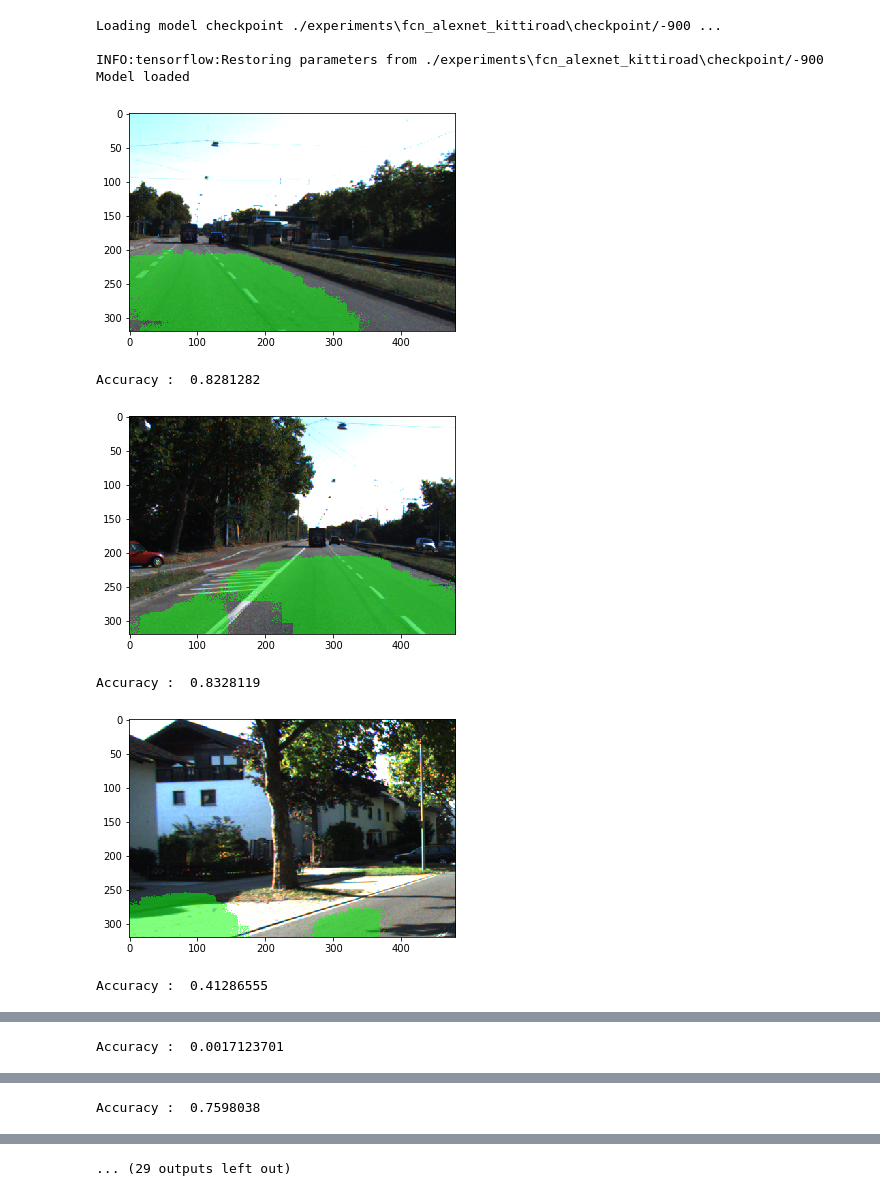
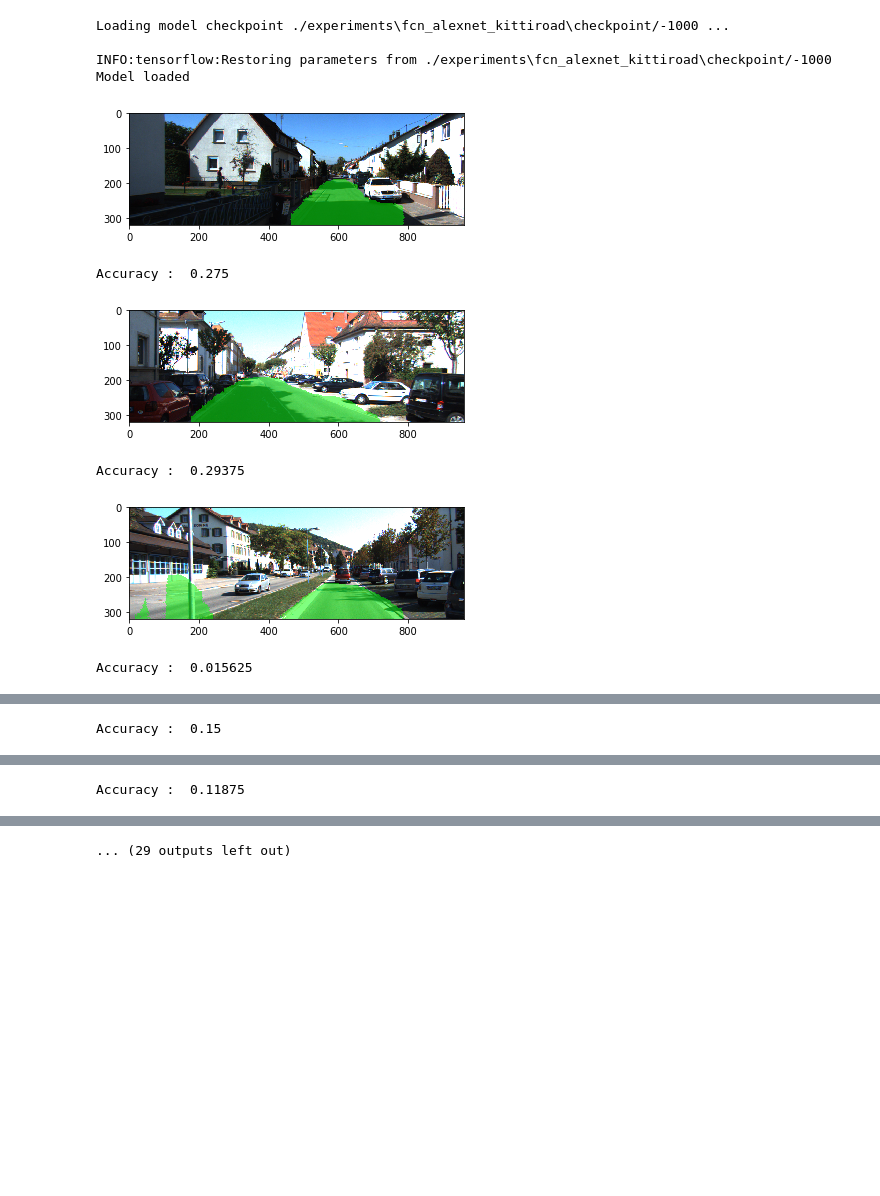
Before and after one commit to thtran97/Semantic-Segmentation, a Jupyter notebook: fcnalexnet_main.ipynb, the cells around one changed output, grey strips where cells are left out. Saved outputs shown, nothing was run; the diff lists cells and outputs as text; code cells hidden in the pictures; blank space fills up the shorter version.

```diff
--- a/fcnalexnet_main.ipynb
+++ b/fcnalexnet_main.ipynb
@@ -33,7 +33,7 @@ num_iter_per_epoch: 100
 summary_dir: ./experiments\fcn_alexnet_kittiroad\summary/
 # %%
 data = KittiRoadLoader(config)
-img, mask = data.get_data_element("all_data",0)
+img, mask = data.get_data_element("train_data",0)
 plt.subplot(121)
 plt.imshow(img)
 plt.subplot(122)
@@ -128,18 +135,18 @@ Epoch  9
 # %%
-test = [data.get_data_element("all_data",i) for i in range(20)]
+test = [data.get_data_element("test_data",i) for i in range(20)]
 model.load(sess)
 for item in test :
     img = item[0]
     mask = item[1]
     model.predict(sess,img,mask)
 # %% [output]
-Loading model checkpoint ./experiments\fcn_alexnet_kittiroad\checkpoint/-900 ...
+Loading model checkpoint ./experiments\fcn_alexnet_kittiroad\checkpoint/-1000 ...
 
-INFO:tensorflow:Restoring parameters from ./experiments\fcn_alexnet_kittiroad\checkpoint/-900
+INFO:tensorflow:Restoring parameters from ./experiments\fcn_alexnet_kittiroad\checkpoint/-1000
 Model loaded
-[figure, old version]
+[figure, new version]
-Accuracy :  0.8281282
+Accuracy :  0.275
-[figure, old version]
+[figure, new version]
-Accuracy :  0.8328119
+Accuracy :  0.29375
-[figure, old version]
+[figure, new version]
-Accuracy :  0.41286555
+Accuracy :  0.015625
@@ -147 +154 @@ Accuracy :  0.41286555
-Accuracy :  0.0017123701
+Accuracy :  0.15
@@ -149 +156 @@ Accuracy :  0.0017123701
-Accuracy :  0.7598038
+Accuracy :  0.11875
```
Also changed, not shown: parts of 4 cells of this notebook, 2 other files.
